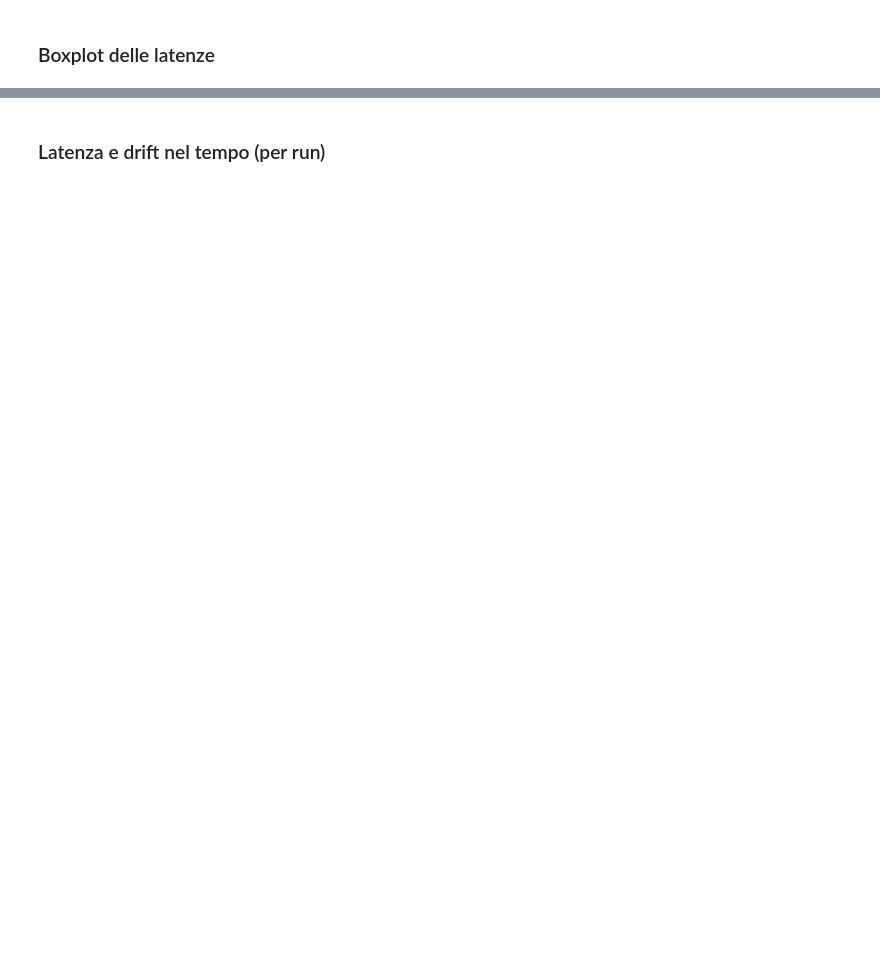
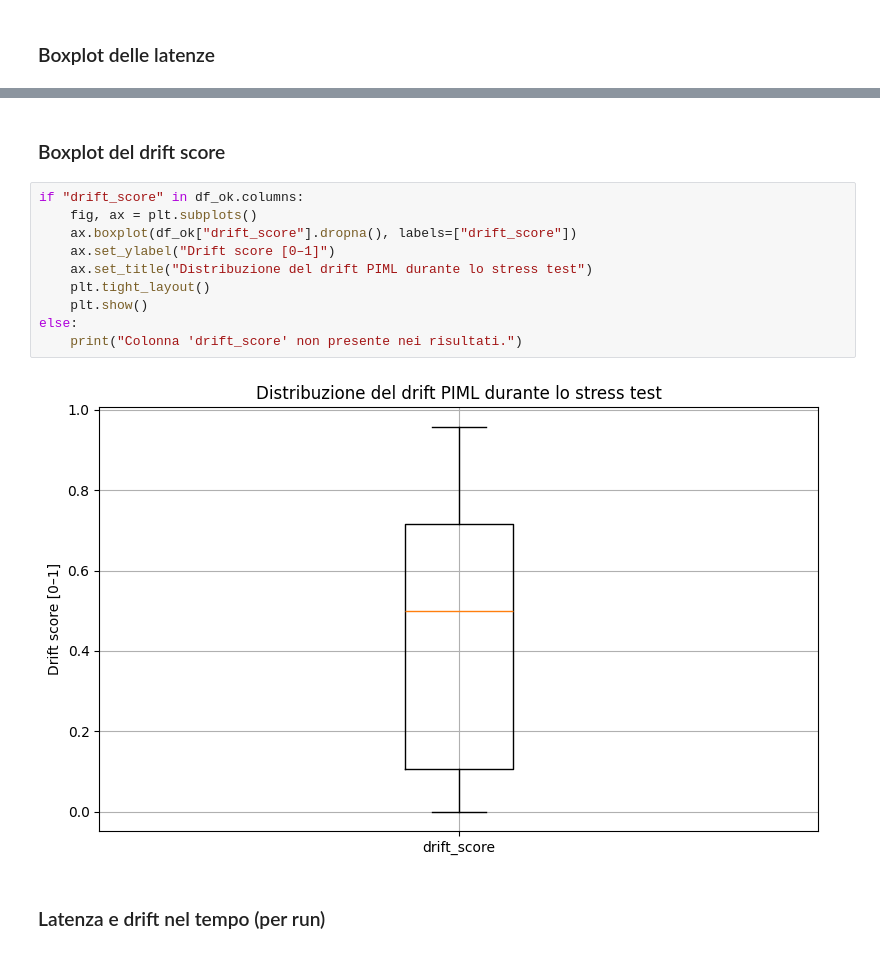
Before and after one commit to SimDimario/PENTION-M, a Jupyter notebook: validation/MLOps/MLOps_Validation_Analysis.ipynb, the cells around one changed output, grey strips where cells are left out. Drawn from its saved outputs; the diff is of its cells as text; blank space fills up the shorter version.

```diff
--- a/validation/MLOps/MLOps_Validation_Analysis.ipynb
+++ b/validation/MLOps/MLOps_Validation_Analysis.ipynb
@@ -103,3 +114,17 @@ plt.show()
+# %% [markdown]
+### Boxplot del drift score
+# %%
+if "drift_score" in df_ok.columns:
+    fig, ax = plt.subplots()
+    ax.boxplot(df_ok["drift_score"].dropna(), labels=["drift_score"])
+    ax.set_ylabel("Drift score [0–1]")
+    ax.set_title("Distribuzione del drift PIML durante lo stress test")
+    plt.tight_layout()
+    plt.show()
+else:
+    print("Colonna 'drift_score' non presente nei risultati.")
+# %% [output]
+[figure, added]
 # %% [markdown]
 ### Latenza e drift nel tempo (per run)
 # %%
```
Also changed, not shown: parts of 9 cells of this notebook, 4 other files.
